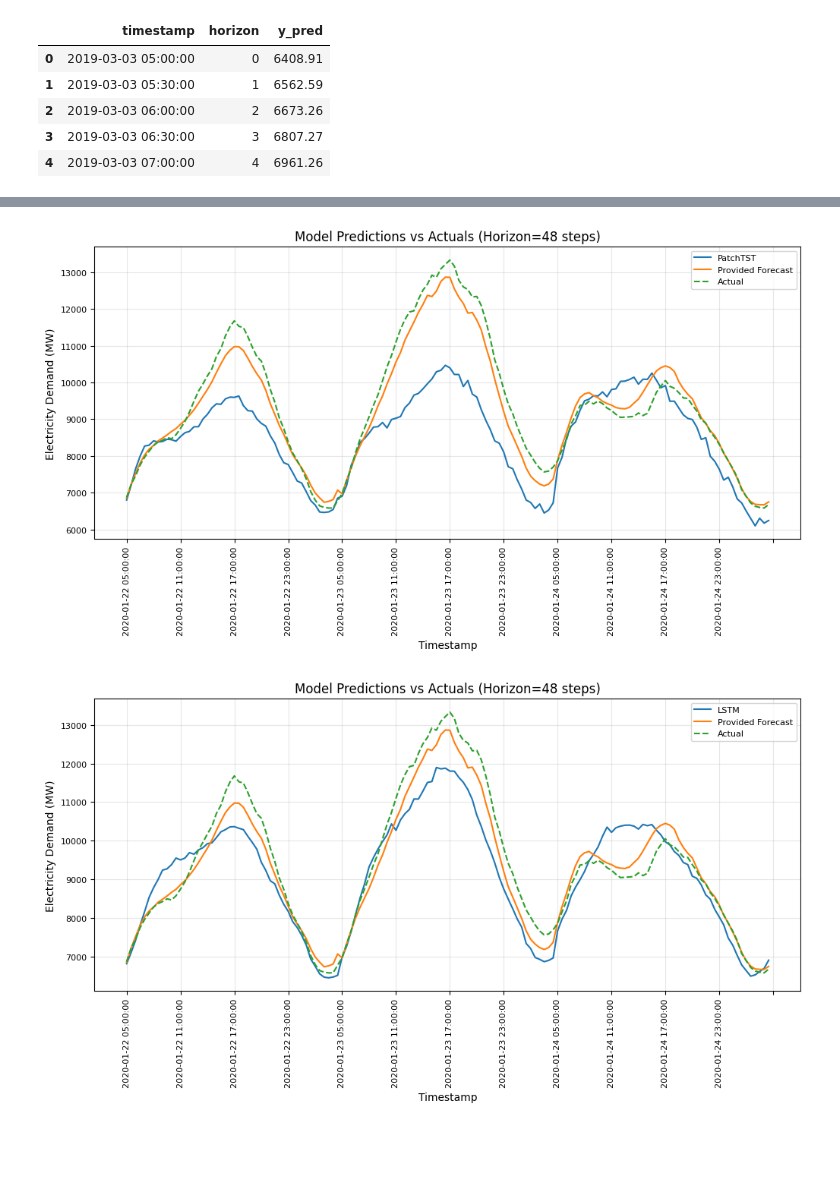
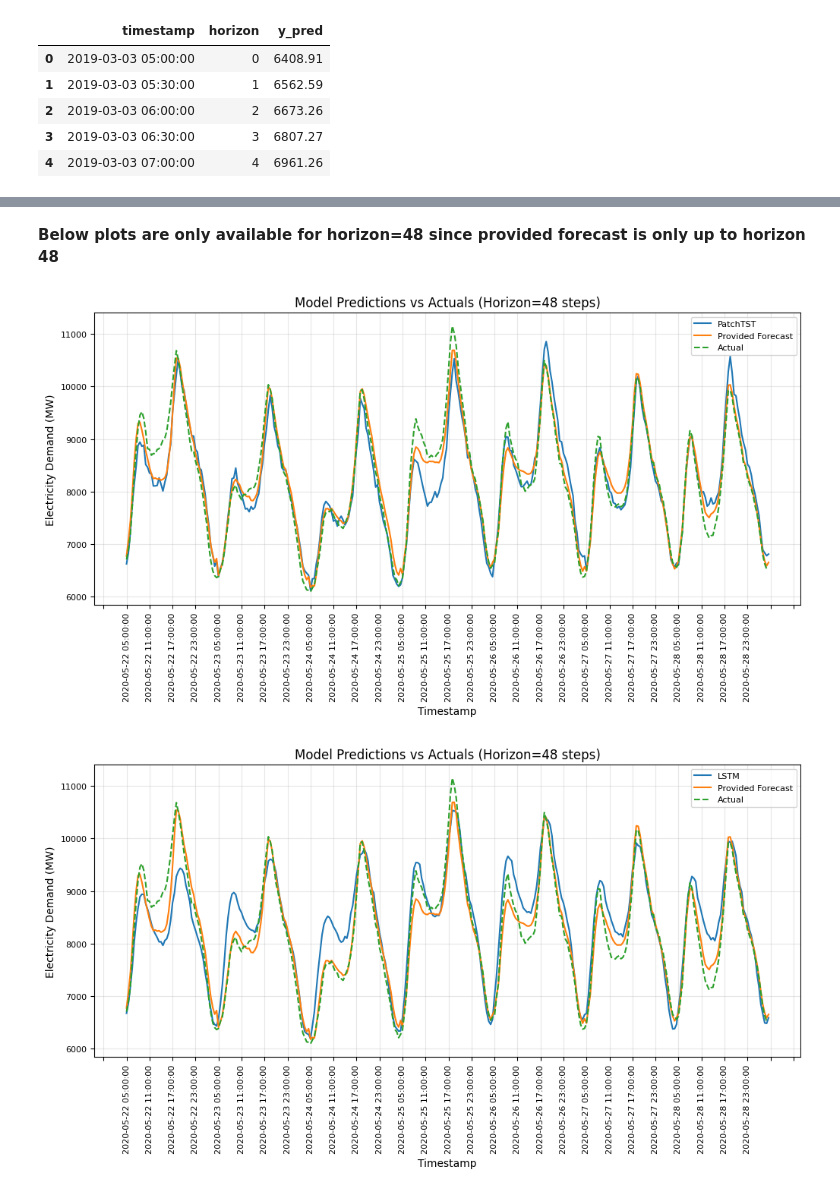
Before and after one commit to laukamkit/capstone_project_GroupA, a Jupyter notebook: src/model_plots.ipynb, the cells around one changed output, grey strips where cells are left out. Saved outputs shown, nothing was run; the diff lists cells and outputs as text; code cells hidden in the pictures; blank space fills up the shorter version.

```diff
--- a/src/model_plots.ipynb
+++ b/src/model_plots.ipynb
@@ -117,3 +156,17 @@ results_dict = {
             720: sarimax_results_h720_df[['timestamp', 'horizon', 'y_actual']].rename(columns={'y_actual': 'y_pred'})
     }
 }
+# %%
+def plot_pred(horizon, chosen_date_start, extra_time_steps=0, res_dict=None):
+    if res_dict is None:
+        res_dict = results_dict
+    if horizon == 48:
+        res_dict['Provided Forecast'] = {48: forecast_h48_df}
+    else:
+        try:
+            res_dict.pop('Provided Forecast')
+        except:
+            pass
+    plot_predictions(res_dict, horizon, chosen_date_start, extra_time_steps=extra_time_steps)
+# %%
+START_DATE = '2020-05-22 00:00:00'
@@ -120,13 +175,6 @@ results_dict = {
 # %%
-chosen_date_start = '2020-01-22 00:00:00'  # Set this to a date within the range of your results
-horizon_to_plot = 48  # Choose from 48, 336, or 720
-
-if horizon_to_plot == 48:
-    results_dict['Provided Forecast'] = {48: forecast_h48_df}
-else:
-    try:
-        results_dict.pop('Provided Forecast')
-    except:
-        pass
-plot_predictions(results_dict, horizon_to_plot, chosen_date_start, extra_time_steps=48*2)
+plot_pred(
+    48, # Choose from 48, 336, or 720
+    START_DATE, # Set this to a date within the range of your results
+    extra_time_steps=48*6)
 # %% [output]
@@ -134,35 +200,43 @@ plot_predictions(results_dict, horizon_to_plot, chosen_date_start, extra_time_st
+# %% [markdown]
+**Below plots are only available for horizon=48 since provided forecast is only up to horizon 48**
+# %%
+HORIZON_48 = 48
 # %%
 # plot only patchtst, provided forecast and actuals
 results_dict_subset = {
     'PatchTST': {
-        48: patchtst_results_h48_df
-    },
-    'Provided Forecast': {
-        48: forecast_h48_df
+        48: results_dict['PatchTST'][48]
     },
     'ACTUALS': {
-        48: sarimax_results_h48_df[['timestamp', 'horizon', 'y_actual']].rename(columns={'y_actual': 'y_pred'})
+        48: results_dict['ACTUALS'][48]
     }
 }
-plot_predictions(results_dict_subset, horizon_to_plot, chosen_date_start, extra_time_steps=48*2)
+
+plot_pred(
+    HORIZON_48,
+    START_DATE,
+    extra_time_steps=48*6,
+    res_dict=results_dict_subset)
 # %% [output]
-[figure, old version]
+[figure, new version]
 # %%
 # plot only lstm, provided forecast and actuals
 results_dict_subset = {
     'LSTM': {
-        48: lstm_results_h48_df
-    },
-    'Provided Forecast': {
-        48: forecast_h48_df
+        48: results_dict['LSTM'][48]
     },
     'ACTUALS': {
-        48: sarimax_results_h48_df[['timestamp', 'horizon', 'y_actual']].rename(columns={'y_actual': 'y_pred'})
+        48: results_dict['ACTUALS'][48]
     }
 }
-plot_predictions(results_dict_subset, horizon_to_plot, chosen_date_start, extra_time_steps=48*2)
+
+plot_pred(
+    HORIZON_48,
+    START_DATE,
+    extra_time_steps=48*6,
+    res_dict=results_dict_subset)
 # %% [output]
-[figure, old version]
+[figure, new version]
 # %%
 # plot only sarimax, provided forecast and actuals
 results_dict_subset = {
```
Also changed, not shown: parts of 17 cells of this notebook.
